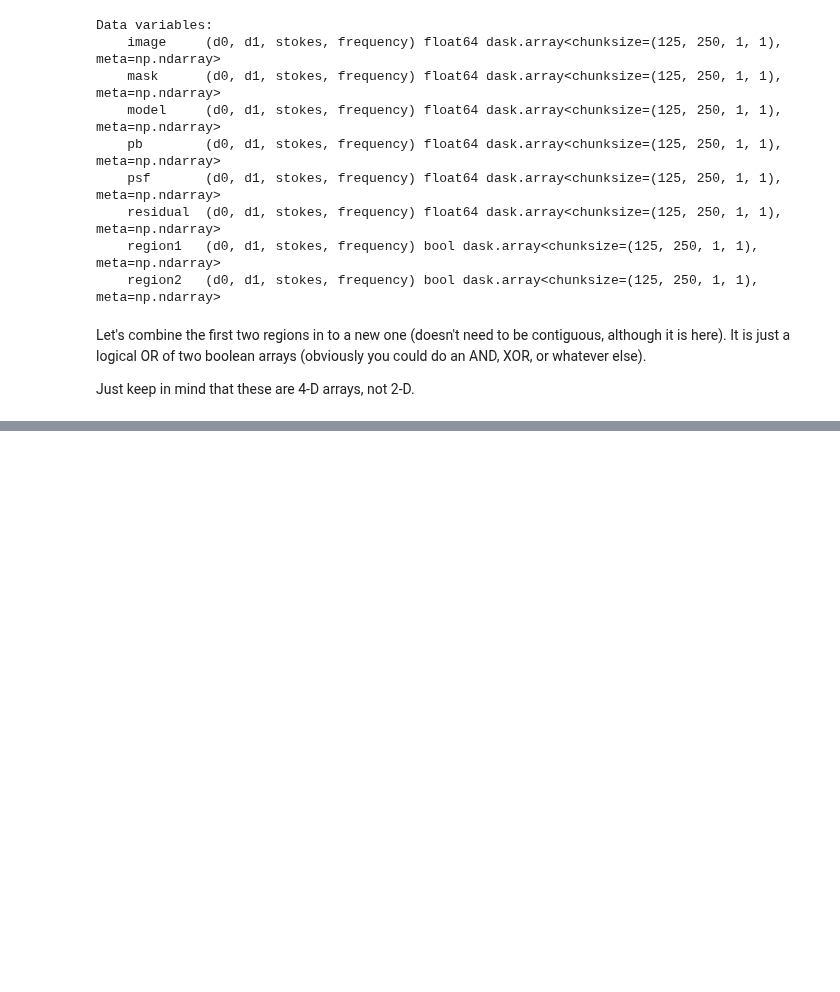
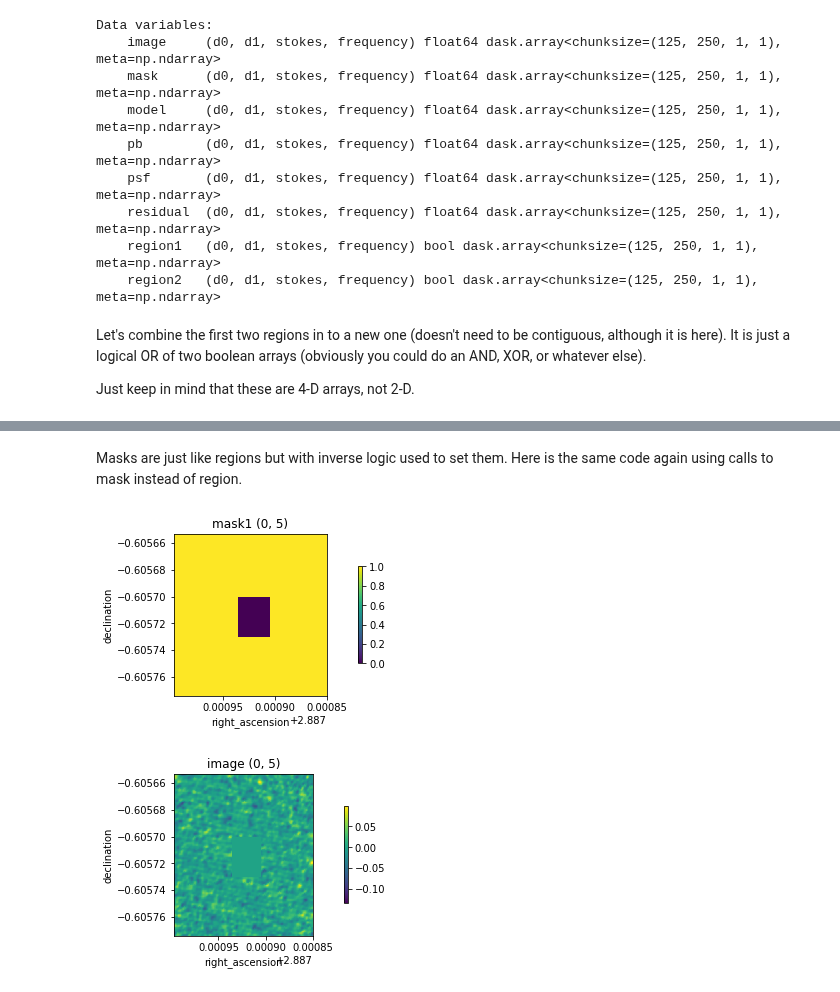
Before and after one commit to casangi/examples, a Jupyter notebook: Image_overview.ipynb, the cells around one changed output, grey strips where cells are left out. Drawn from its saved outputs; the diff is of its cells as text; code cells hidden in the pictures; blank space fills up the shorter version.

Commit message:
added mask example

```diff
--- a/Image_overview.ipynb
+++ b/Image_overview.ipynb
@@ -239,0 +240,12 @@ preview(image_xds4, 'image', 'region3', channels=5)
+# %% [markdown]
+Masks are just like regions but with inverse logic used to set them.  Here is the same code again using calls to mask instead of region.
+# %%
+from cngi.image import mask
+
+image_xds2 = mask(image_xds, 'mask1', ra=[2.887905, 2.887935], dec=[-0.60573, -0.60570])
+
+preview(image_xds2,'mask1', channels=5)
+preview(image_xds2, 'image', 'mask1', channels=5)
+# %% [output]
+[figure, added]
+[figure, added]
```
Also changed, not shown: parts of 9 cells of this notebook.
